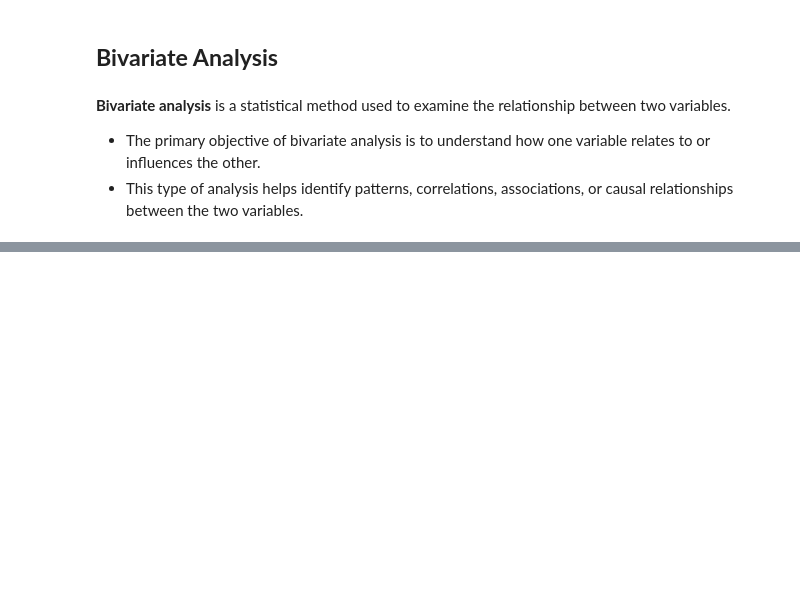
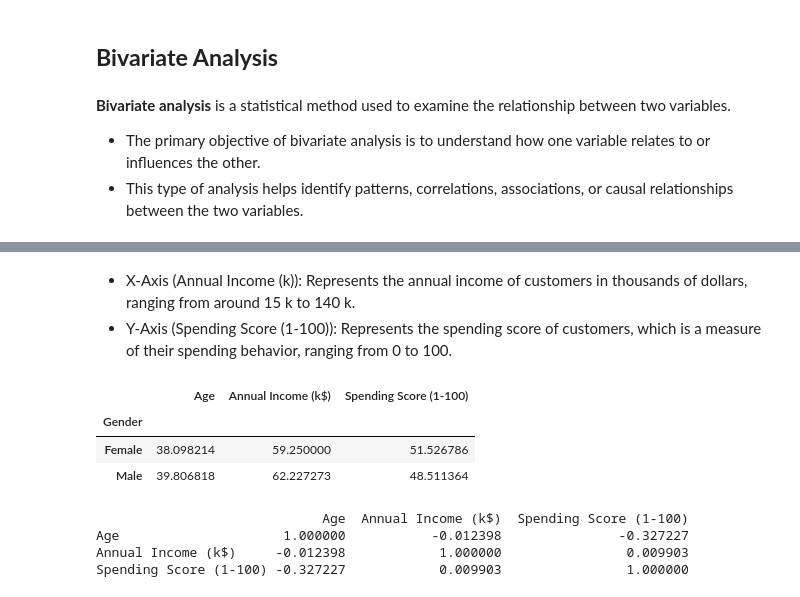
Before and after one commit to Payal2000/Customer-Segmentation-and-Clustering, a Jupyter notebook: Customer_Segmenation.ipynb, the cells around one changed output, grey strips where cells are left out. Cells and saved outputs as stored; diff of their text form; code cells hidden in the pictures; blank space fills up the shorter version.

```diff
--- a/Customer_Segmenation.ipynb
+++ b/Customer_Segmenation.ipynb
@@ -257,0 +267,25 @@ dtype: float64
+# %% [markdown]
+- X-Axis (Annual Income (k)): Represents the annual income of customers in thousands of dollars, ranging from around 15 k to 140 k.
+- Y-Axis (Spending Score (1-100)): Represents the spending score of customers, which is a measure of their spending behavior, ranging from 0 to 100.
+# %%
+# Correcting the syntax to calculate mean values grouped by Gender
+df.groupby('Gender')[['Age', 'Annual Income (k$)', 'Spending Score (1-100)']].mean()
+# %% [output]
+|  | Age | Annual Income (k$) | Spending Score (1-100) |
+| Gender |  |  |  |
+| Female | 38.098214 | 59.250000 | 51.526786 |
+| Male | 39.806818 | 62.227273 | 48.511364 |
+# %%
+# Select only numerical columns from the DataFrame
+numerical_df = df.select_dtypes(include=['float64', 'int64'])
+
+# Calculate the correlation matrix
+correlation_matrix = numerical_df.corr()
+
+# Display the correlation matrix
+print(correlation_matrix)
+# %% [output]
+                             Age  Annual Income (k$)  Spending Score (1-100)
+Age                     1.000000           -0.012398               -0.327227
+Annual Income (k$)     -0.012398            1.000000                0.009903
+Spending Score (1-100) -0.327227            0.009903                1.000000
```
Also changed, not shown: parts of 2 cells of this notebook.
